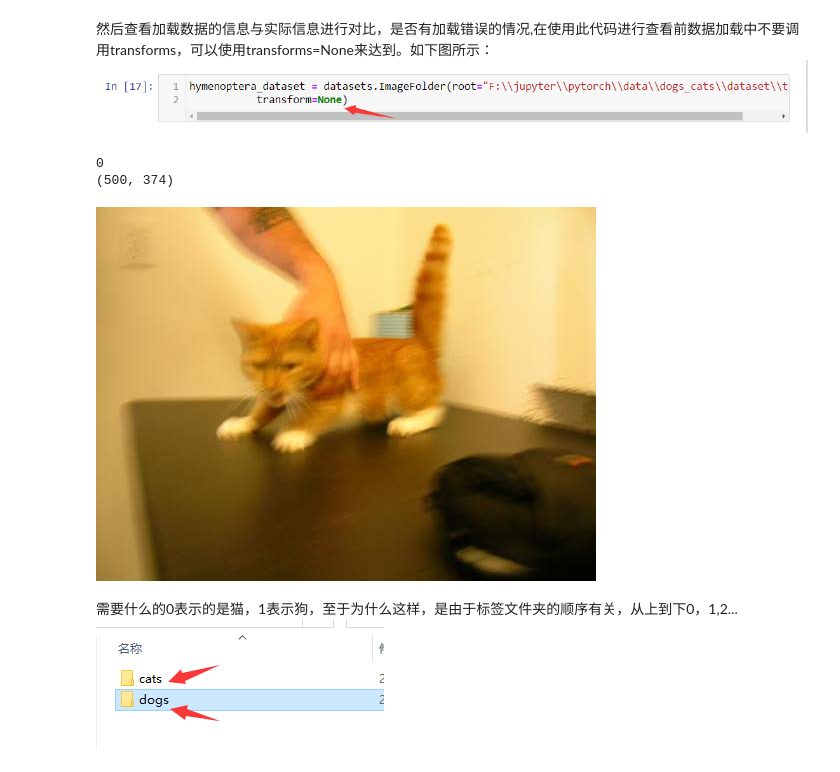
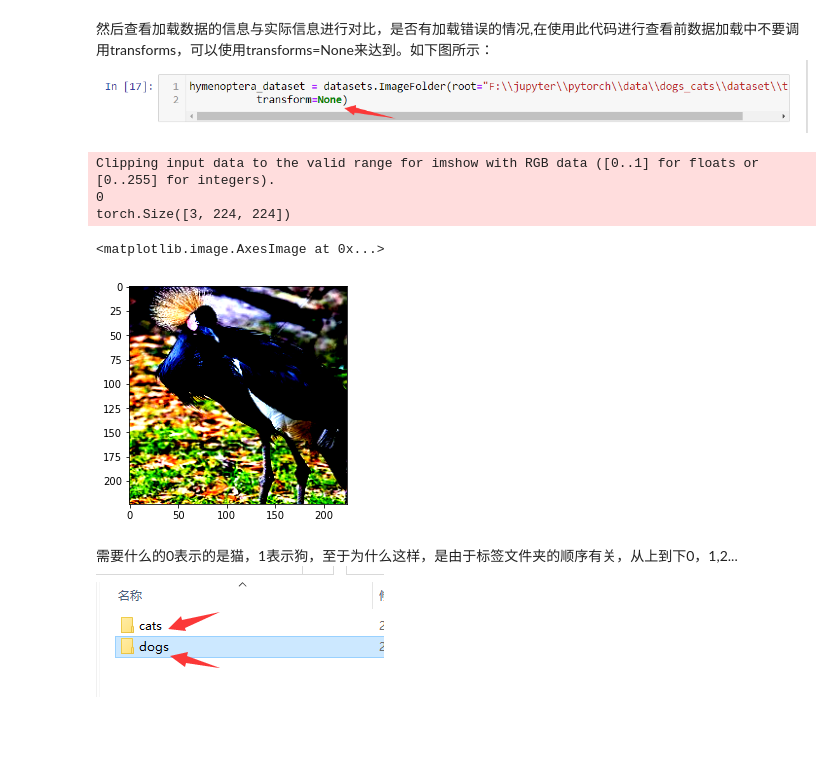
Before and after one commit to GenBill/Lifelong-Self-Supervised-Learning-with-MuAS, a Jupyter notebook: phylactery/数据加载的学习笔记.ipynb, the cells around one changed output. Drawn from its saved outputs; the diff is of its cells as text; code cells hidden in the pictures; blank space fills up the shorter version.

```diff
--- a/phylactery/数据加载的学习笔记.ipynb
+++ b/phylactery/数据加载的学习笔记.ipynb
@@ -61,8 +65,8 @@ warnings.filterwarnings("ignore")
 #         std=[0.256, 0.248, 0.251])
 #  ])
 data_transform = transforms.Compose([
- transforms.Resize(32), # 缩放图片(Image)，保持长宽比不变，最短边为32像素
- transforms.CenterCrop(32), # 从图片中间切出32*32的图片
+ transforms.Resize(224), # 缩放图片(Image)，保持长宽比不变，最短边为32像素
+ transforms.CenterCrop(224), # 从图片中间切出32*32的图片
  transforms.ToTensor(), # 将图片(Image)转成Tensor，归一化至[0, 1]
  transforms.Normalize(mean=[0.492, 0.461, 0.417], std=[0.256, 0.248, 0.251]) # 标准化至[-1, 1]，规定均值和标准差
 ])
@@ -144,7 +132,7 @@ output[channel] = (input[channel] - mean[channel]) / std[channel]
 # %% [markdown]
 然后调用ImageFolder进行数据集的加载
 # %%
-hymenoptera_dataset = datasets.ImageFolder(root="F:\\jupyter\\pytorch\\data\\dogs_cats\\dataset\\train",
+hymenoptera_dataset = datasets.ImageFolder(root="./Kaggle265/train",   # F:\\jupyter\\pytorch\\data\\dogs_cats\\dataset\\train",
            transform=data_transform)
 # %% [markdown]
 第一个参数为数据集路径的参数，路径如图所示：![image.png](attachment:image.png)
@@ -153,14 +141,17 @@ hymenoptera_dataset = datasets.ImageFolder(root="F:\\jupyter\\pytorch\\data\\dog
 # %% [markdown]
 然后查看加载数据的信息与实际信息进行对比，是否有加载错误的情况,在使用此代码进行查看前数据加载中不要调用transforms，可以使用transforms=None来达到。如下图所示：![image.png](attachment:image.png)
 # %%
-img, label = hymenoptera_dataset[0] #将启动魔法方法__getitem__(0)
+img, label = hymenoptera_dataset[136] #将启动魔法方法__getitem__(0)
 print(label)
-print(img.size)
-img
+print(img.shape)
+img = img.permute(1,2,0)
+plt.imshow(img)
 # %% [output]
+Clipping input data to the valid range for imshow with RGB data ([0..1] for floats or [0..255] for integers).
 0
-(500, 374)
+torch.Size([3, 224, 224])
+<matplotlib.image.AxesImage at 0x...>
-[figure, old version]
+[figure, new version]
 # %% [markdown]
 需要什么的0表示的是猫，1表示狗，至于为什么这样，是由于标签文件夹的顺序有关，从上到下0，1,2...
 ![image.png](attachment:image.png)
```
Also changed, not shown: parts of 2 cells of this notebook, 1 other file.
